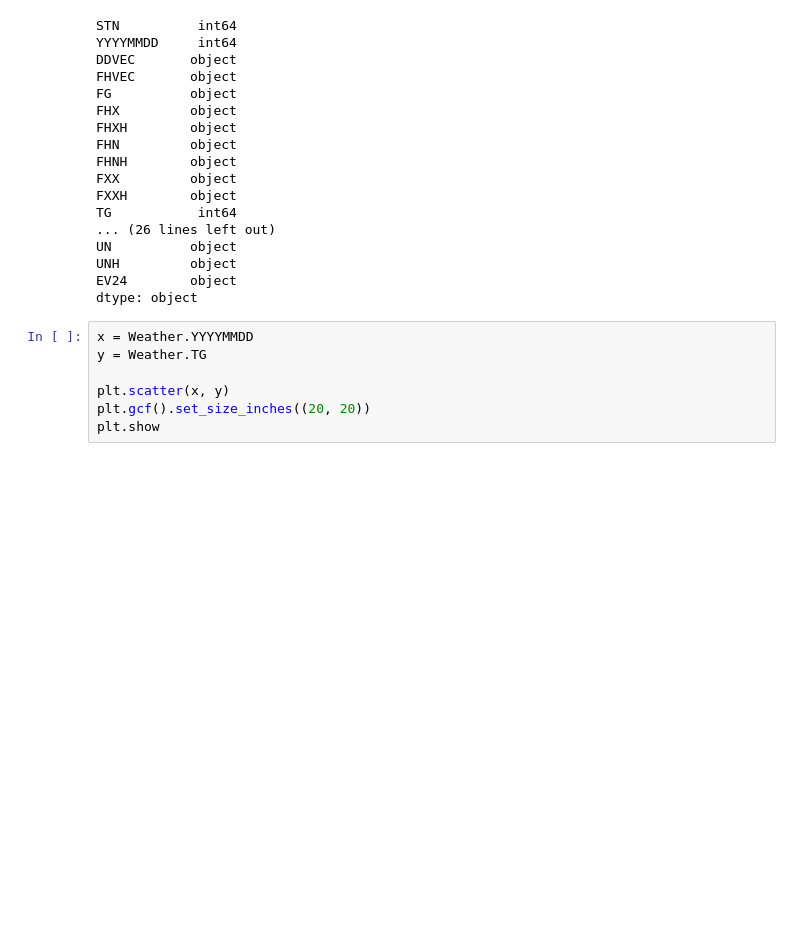
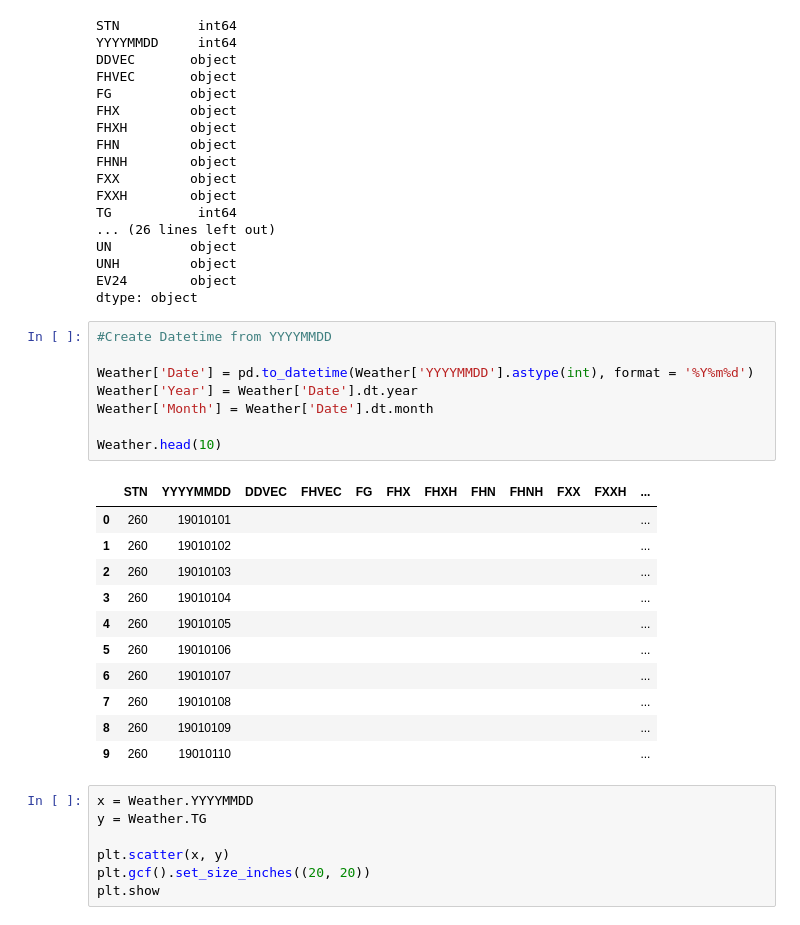
Before and after one commit to dsirtioglu/python, a Jupyter notebook: RR_NL_Energy_Prediction.ipynb, the cells around one changed output. Cells and saved outputs as stored; diff of their text form; blank space fills up the shorter version.

```diff
--- a/RR_NL_Energy_Prediction.ipynb
+++ b/RR_NL_Energy_Prediction.ipynb
@@ -277,6 +294,26 @@ UN          object
 UNH         object
 EV24        object
 dtype: object
+# %%
+#Create Datetime from YYYYMMDD
+
+Weather['Date'] = pd.to_datetime(Weather['YYYYMMDD'].astype(int), format = '%Y%m%d')
+Weather['Year'] = Weather['Date'].dt.year
+Weather['Month'] = Weather['Date'].dt.month
+
+Weather.head(10)
+# %% [output]
+|  | STN | YYYYMMDD | DDVEC | FHVEC | FG | FHX | FHXH | FHN | FHNH | FXX | FXXH | ... |
+| 0 | 260 | 19010101 |  |  |  |  |  |  |  |  |  | ... |
+| 1 | 260 | 19010102 |  |  |  |  |  |  |  |  |  | ... |
+| 2 | 260 | 19010103 |  |  |  |  |  |  |  |  |  | ... |
+| 3 | 260 | 19010104 |  |  |  |  |  |  |  |  |  | ... |
+| 4 | 260 | 19010105 |  |  |  |  |  |  |  |  |  | ... |
+| 5 | 260 | 19010106 |  |  |  |  |  |  |  |  |  | ... |
+| 6 | 260 | 19010107 |  |  |  |  |  |  |  |  |  | ... |
+| 7 | 260 | 19010108 |  |  |  |  |  |  |  |  |  | ... |
+| 8 | 260 | 19010109 |  |  |  |  |  |  |  |  |  | ... |
+| 9 | 260 | 19010110 |  |  |  |  |  |  |  |  |  | ... |
 # %%
 x = Weather.YYYYMMDD
 y = Weather.TG
```
Also changed, not shown: parts of 10 cells of this notebook.
